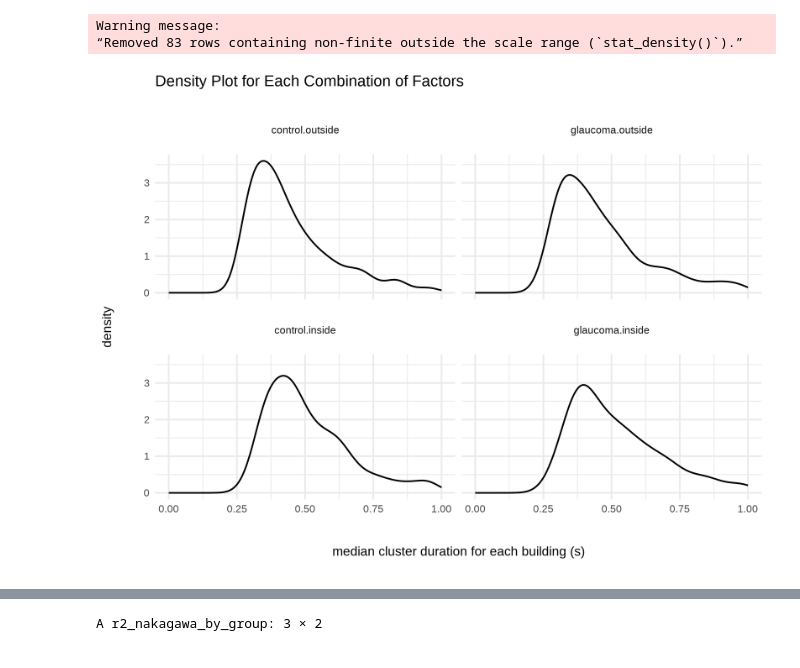
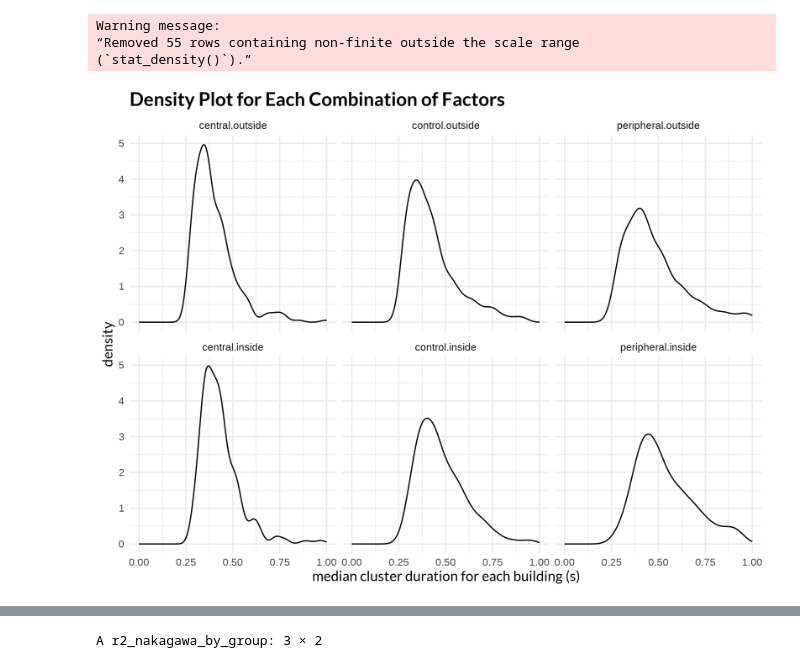
Before and after one commit to SanD94/VReGTrET, a Jupyter notebook: GraphTheory_ET_VR_Westbrueck/Analysis/raw_gaze_analysis/figure_playground.ipynb, the cells around one changed output, grey strips where cells are left out. Saved outputs shown, nothing was run; the diff lists cells and outputs as text; code cells hidden in the pictures.

```diff
--- a/GraphTheory_ET_VR_Westbrueck/Analysis/raw_gaze_analysis/figure_playground.ipynb
+++ b/GraphTheory_ET_VR_Westbrueck/Analysis/raw_gaze_analysis/figure_playground.ipynb
@@ -25,5 +16,5 @@ Loading required package: showtextdb
 # %%
-df <- read_csv("glaucoma_io_group_gaze.csv")
+df <- read_csv("median_io_group_gaze.csv")
 df <- df |>
     mutate(
         inside = factor(inside),
@@ -61,19 +52,25 @@ A tibble: 6 × 6
 # %%
 fig <- df |>
   ggplot(aes(x = median_clusterDuration)) +
   geom_density(alpha = 0.6) +  # Adjust alpha for transparency
   xlim(0, 1) +
   facet_wrap(~ interaction(group, building_location)) +  # Facet by the interaction of the two factors
   theme_minimal() +
   labs(title = "Density Plot for Each Combination of Factors",
        x = "median cluster duration for each building (s)",
-       y = "density")
+       y = "density") +
+  theme(
+    plot.title = element_text(family = "lato", size = 16, face = "bold"),
+    axis.title.x = element_text(family = "lato", size = 12),
+    axis.title.y = element_text(family = "lato", size = 12)
+   )
 fig
 #ggsave("naisu_only_location.svg", fig)
 # %% [output]
 Warning message:
-“Removed 83 rows containing non-finite outside the scale range (`stat_density()`).”
+“Removed 55 rows containing non-finite outside the scale range
+(`stat_density()`).”
-[figure, old version]
+[figure, new version]
 # %%
 library(lme4)
 library(emmeans)
```
Also changed, not shown: parts of 31 cells of this notebook, 3 other files.
